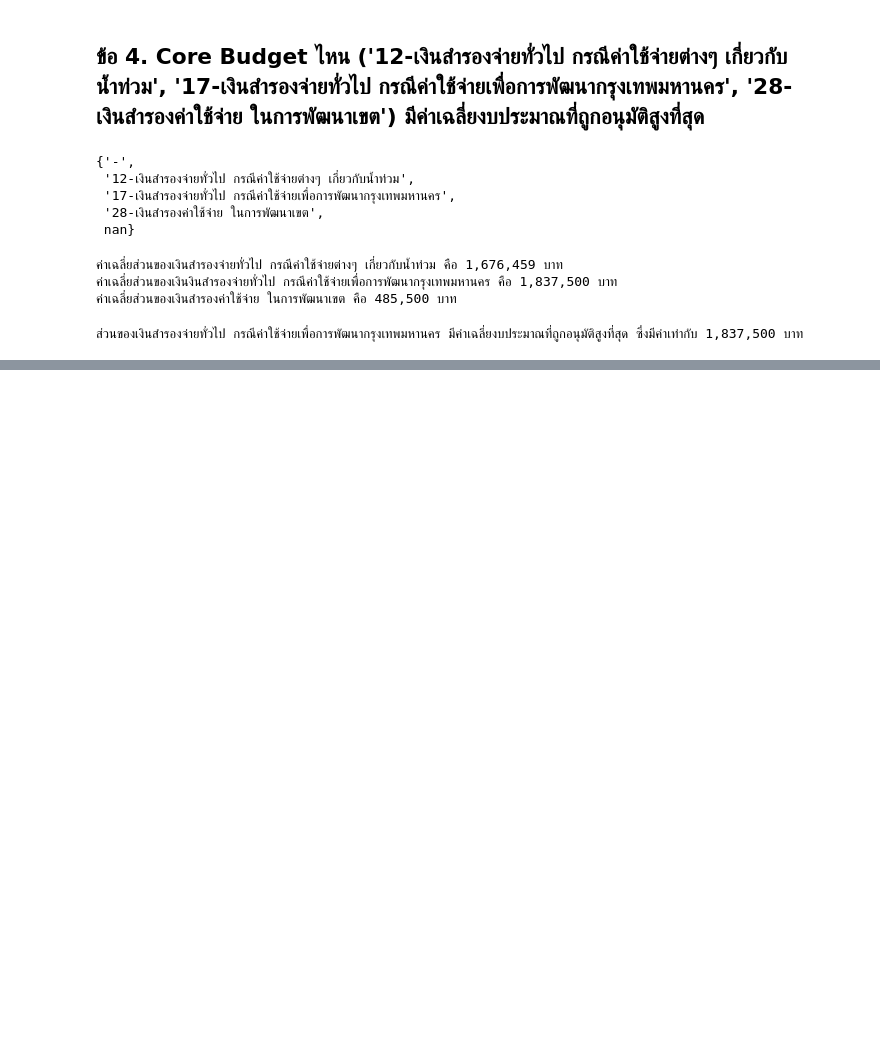
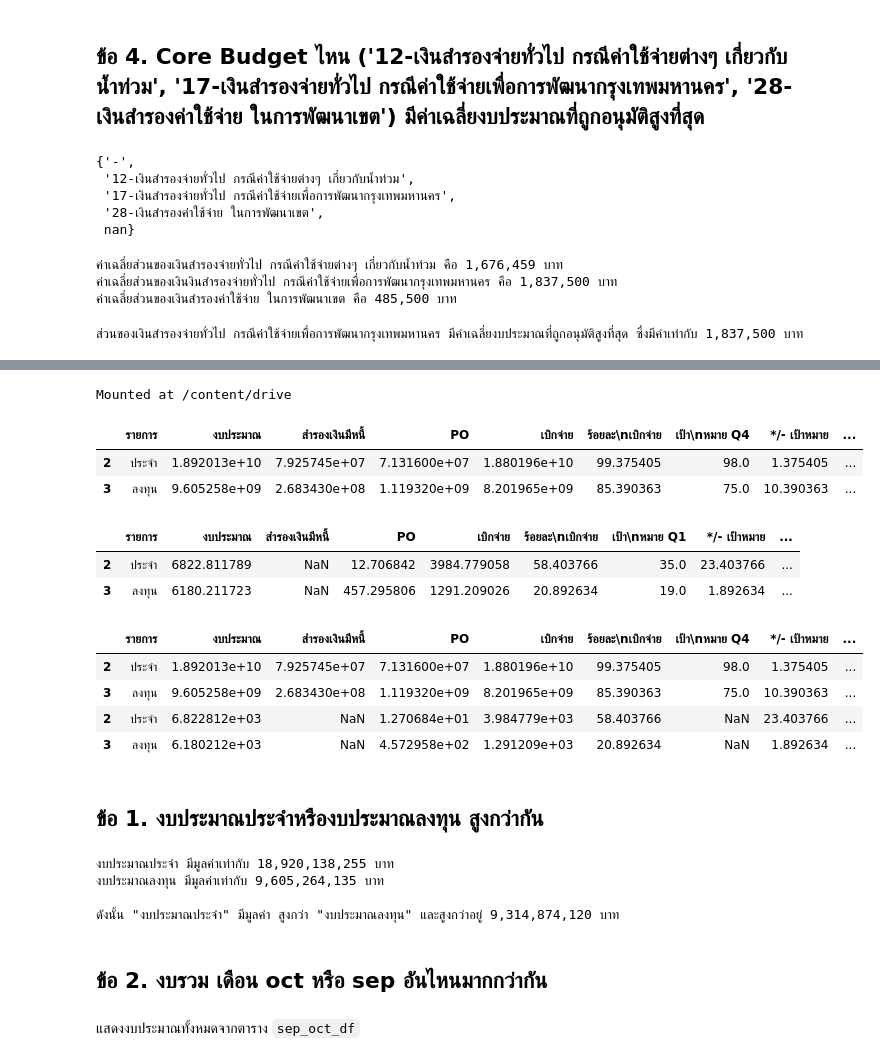
Before and after one commit to Ratchanontt/python_dataviz2023, a Jupyter notebook: HomeWork.ipynb, the cells around one changed output, grey strips where cells are left out. Cells and saved outputs as stored; diff of their text form; code cells hidden in the pictures; blank space fills up the shorter version.

````diff
--- a/HomeWork.ipynb
+++ b/HomeWork.ipynb
@@ -607,0 +533,65 @@ else:
+# %%
+from google.colab import drive # เชื่อมบัญชีกับ google drive
+drive.mount('/content/drive') # เช็คว่าเชื่อมติดหรือไม่
+path = '/content/drive/MyDrive/DataViz23Data' # ชี้ว่าใน google drive โฟลเดอร์ที่เราอยากได้
+# %% [output]
+Mounted at /content/drive
+# %%
+sep_df = pd.read_excel('/content/drive/MyDrive/DataViz23Data/BudgetSep65.xlsx', header=8, skipfooter=26)
+sep_df = sep_df.iloc[-2:,:15]
+sep_df['เดือน-ปี'] = len(sep_df)*['sep-65']
+sep_df
+# %% [output]
+|  | รายการ | งบประมาณ | สำรองเงินมีหนี้ | PO | เบิกจ่าย | ร้อยละ\nเบิกจ่าย | เป้า\nหมาย Q4 | */- เป้าหมาย | ... |
+| 2 | ประจำ | 1.892013e+10 | 7.925745e+07 | 7.131600e+07 | 1.880196e+10 | 99.375405 | 98.0 | 1.375405 | ... |
+| 3 | ลงทุน | 9.605258e+09 | 2.683430e+08 | 1.119320e+09 | 8.201965e+09 | 85.390363 | 75.0 | 10.390363 | ... |
+# %%
+oct_df = pd.read_excel('/content/drive/MyDrive/DataViz23Data/BudgetDec65.xlsx', header=9, skipfooter=27)
+oct_df = oct_df.iloc[-2:,:15]
+oct_df['เดือน-ปี'] = len(oct_df)*['oct-65']
+oct_df
+# %% [output]
+|  | รายการ | งบประมาณ | สำรองเงินมีหนี้ | PO | เบิกจ่าย | ร้อยละ\nเบิกจ่าย | เป้า\nหมาย Q1 | */- เป้าหมาย | ... |
+| 2 | ประจำ | 6822.811789 | NaN | 12.706842 | 3984.779058 | 58.403766 | 35.0 | 23.403766 | ... |
+| 3 | ลงทุน | 6180.211723 | NaN | 457.295806 | 1291.209026 | 20.892634 | 19.0 | 1.892634 | ... |
+# %%
+sep_oct_df = pd.concat([sep_df,oct_df])
+sep_oct_df
+# %% [output]
+|  | รายการ | งบประมาณ | สำรองเงินมีหนี้ | PO | เบิกจ่าย | ร้อยละ\nเบิกจ่าย | เป้า\nหมาย Q4 | */- เป้าหมาย | ... |
+| 2 | ประจำ | 1.892013e+10 | 7.925745e+07 | 7.131600e+07 | 1.880196e+10 | 99.375405 | 98.0 | 1.375405 | ... |
+| 3 | ลงทุน | 9.605258e+09 | 2.683430e+08 | 1.119320e+09 | 8.201965e+09 | 85.390363 | 75.0 | 10.390363 | ... |
+| 2 | ประจำ | 6.822812e+03 | NaN | 1.270684e+01 | 3.984779e+03 | 58.403766 | NaN | 23.403766 | ... |
+| 3 | ลงทุน | 6.180212e+03 | NaN | 4.572958e+02 | 1.291209e+03 | 20.892634 | NaN | 1.892634 | ... |
+# %% [markdown]
+## ข้อ 1.  งบประมาณประจำหรืองบประมาณลงทุน สูงกว่ากัน
+# %%
+#หาผลรวมของงบแต่ละประเภท
+annual_budget = sep_oct_df[sep_oct_df['รายการ'] =='ประจำ'][['งบประมาณ']].sum()
+capital_budget = sep_oct_df[sep_oct_df['รายการ'] =='ลงทุน'][['งบประมาณ']].sum()
+
+#แสดงผลรวมของงบแต่ละประเภท
+print(f'งบประมาณประจำ มีมูลค่าเท่ากับ {int(annual_budget):,} บาท')
+print(f'งบประมาณลงทุน มีมูลค่าเท่ากับ {int(capital_budget):,} บาท')
+
+print(' ')
+
+budget = int(annual_budget) < int(capital_budget)
+cal1 = int(annual_budget) - int(capital_budget) ##เก็บตัวแปรไว้
+cal2 = int(capital_budget) - int(annual_budget)
+
+#หาว่างบประเภทใดมีมูลค่าสูงกว่า และสูงกว่าอยู่เท่าใด
+if budget is False:
+  print(f'ดังนั้น "งบประมาณประจำ" มีมูลค่า สูงกว่า "งบประมาณลงทุน" และสูงกว่าอยู่ {(int(annual_budget) - int(capital_budget)):,} บาท')
+else:
+  print(f'ดังนั้น "งบประมาณลงทุน" มีมูลค่า สูงกว่า "งบประมาณประจำ" และสูงกว่าอยู่ {(int(capital_budget) - int(annual_budget)):,} บาท')
+# %% [output]
+งบประมาณประจำ มีมูลค่าเท่ากับ 18,920,138,255 บาท
+งบประมาณลงทุน มีมูลค่าเท่ากับ 9,605,264,135 บาท
+
+ดังนั้น "งบประมาณประจำ" มีมูลค่า สูงกว่า "งบประมาณลงทุน" และสูงกว่าอยู่ 9,314,874,120 บาท
+# %% [markdown]
+
+## ข้อ 2. งบรวม เดือน oct หรือ sep อันไหนมากกว่ากัน
+# %% [markdown]
+แสดงงบประมาณทั้งหมดจากตาราง ```sep_oct_df```
````
Also changed, not shown: parts of 14 cells of this notebook.
